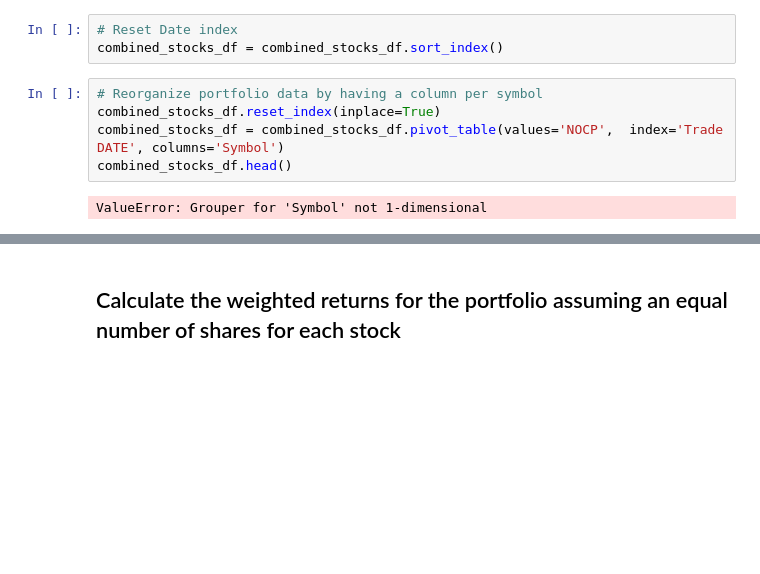
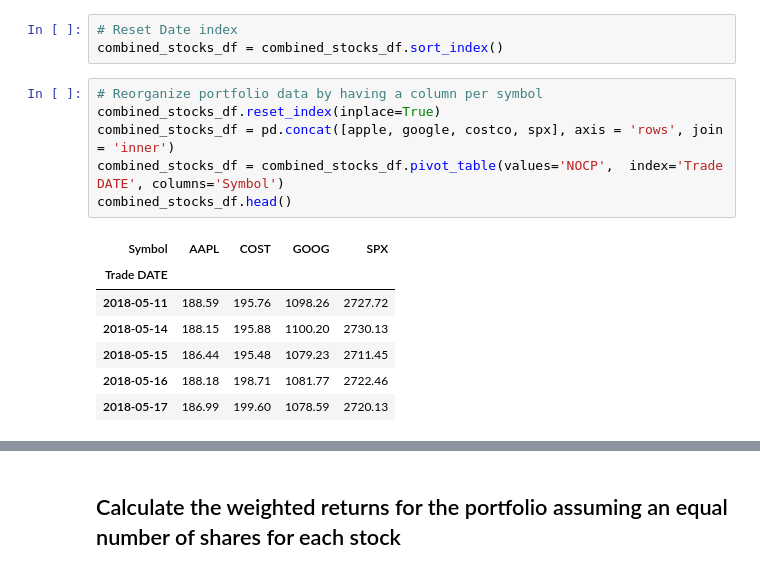
Before and after one commit to iAmSeanzie/WhaleOfAProject, a Jupyter notebook: whale_analysis.ipynb, the cells around one changed output, grey strips where cells are left out. Cells and saved outputs as stored; diff of their text form; blank space fills up the shorter version.

```diff
--- a/whale_analysis.ipynb
+++ b/whale_analysis.ipynb
@@ -529,10 +522,17 @@ combined_stocks_df = combined_stocks_df.sort_index()
 # %%
 # Reorganize portfolio data by having a column per symbol
 combined_stocks_df.reset_index(inplace=True)
+combined_stocks_df = pd.concat([apple, google, costco, spx], axis = 'rows', join = 'inner')
 combined_stocks_df = combined_stocks_df.pivot_table(values='NOCP',  index='Trade DATE', columns='Symbol')
 combined_stocks_df.head()
 # %% [output]
-ValueError: Grouper for 'Symbol' not 1-dimensional
+| Symbol | AAPL | COST | GOOG | SPX |
+| Trade DATE |  |  |  |  |
+| 2018-05-11 | 188.59 | 195.76 | 1098.26 | 2727.72 |
+| 2018-05-14 | 188.15 | 195.88 | 1100.20 | 2730.13 |
+| 2018-05-15 | 186.44 | 195.48 | 1079.23 | 2711.45 |
+| 2018-05-16 | 188.18 | 198.71 | 1081.77 | 2722.46 |
+| 2018-05-17 | 186.99 | 199.60 | 1078.59 | 2720.13 |
 # %%
 # Calculate daily returns
 daily_returns_combined = combined_stocks_df.pct_change()
```
Also changed, not shown: parts of 6 cells of this notebook, 1 other file.
